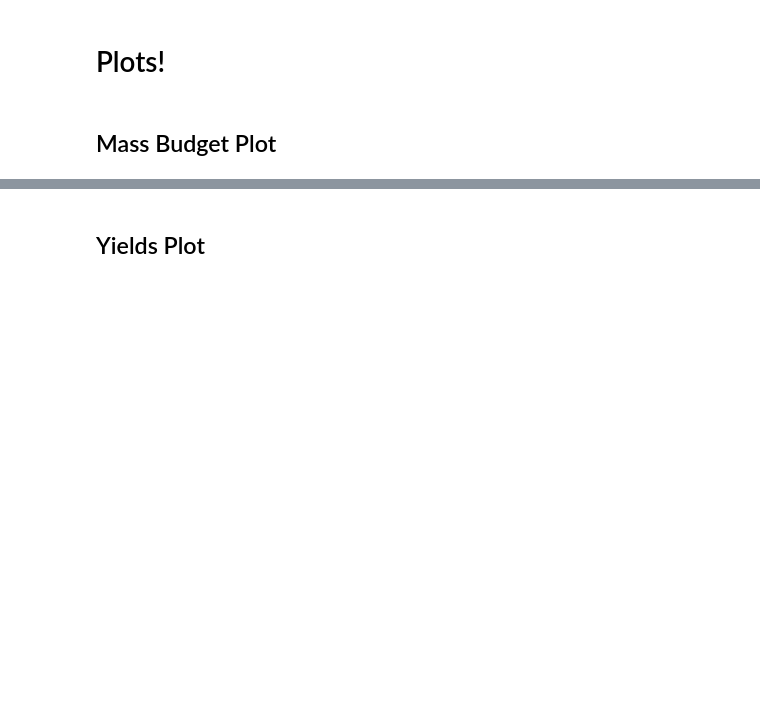
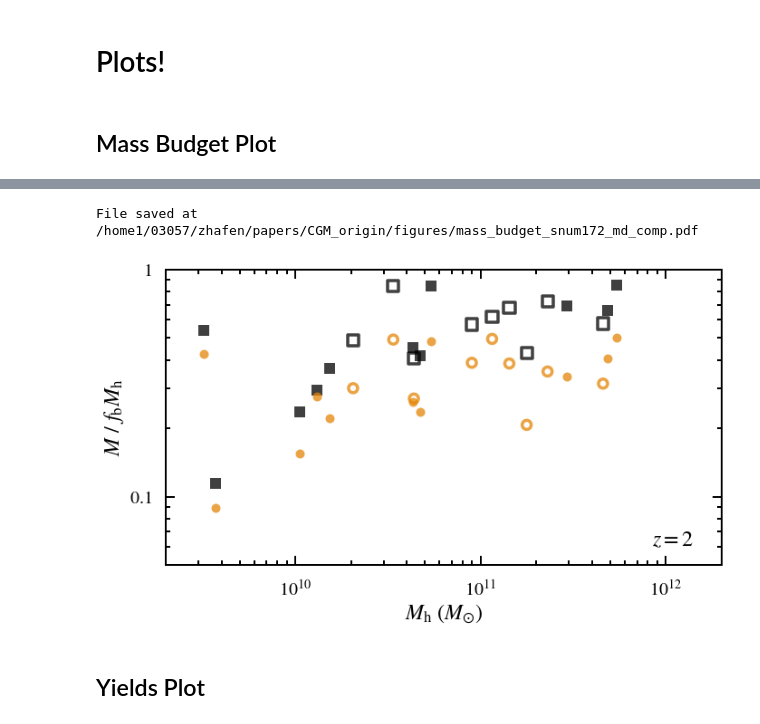
Before and after one commit to zhafen/CGM_origin_analysis, a Jupyter notebook: multi_sim_analysis/mass_budget.ipynb, the cells around one changed output, grey strips where cells are left out. Drawn from its saved outputs; the diff is of its cells as text; code cells hidden in the pictures; blank space fills up the shorter version.

```diff
--- a/multi_sim_analysis/mass_budget.ipynb
+++ b/multi_sim_analysis/mass_budget.ipynb
@@ -743,3 +768,20 @@ File saved at /home1/03057/zhafen/papers/CGM_origin/figures/mass_budget_snum600.
+# %%
+# Appendix metal diffusion plot
+mass_budget_plot(
+    include_legend = snum == 465,
+    y_range = [ 5e-2, 1 ],
+    box_plot = False,
+    plot_box_lines_only = True,
+    categories = [ 'm_halo', 'm_cgm' ],
+    md_split_categories = [ 'm_halo', 'm_cgm' ],
+    save_file_tag = '_md_comp',
+    save_in_figure_dir = True,
+    use_minor_tick_formatter = False,
+    **mass_budget_kwargs[snum]
+)
+# %% [output]
+File saved at /home1/03057/zhafen/papers/CGM_origin/figures/mass_budget_snum172_md_comp.pdf
+[figure, added]
 # %% [markdown]
 ## Yields Plot
 # %%
```
Also changed, not shown: parts of 61 cells of this notebook, 2 other files.
